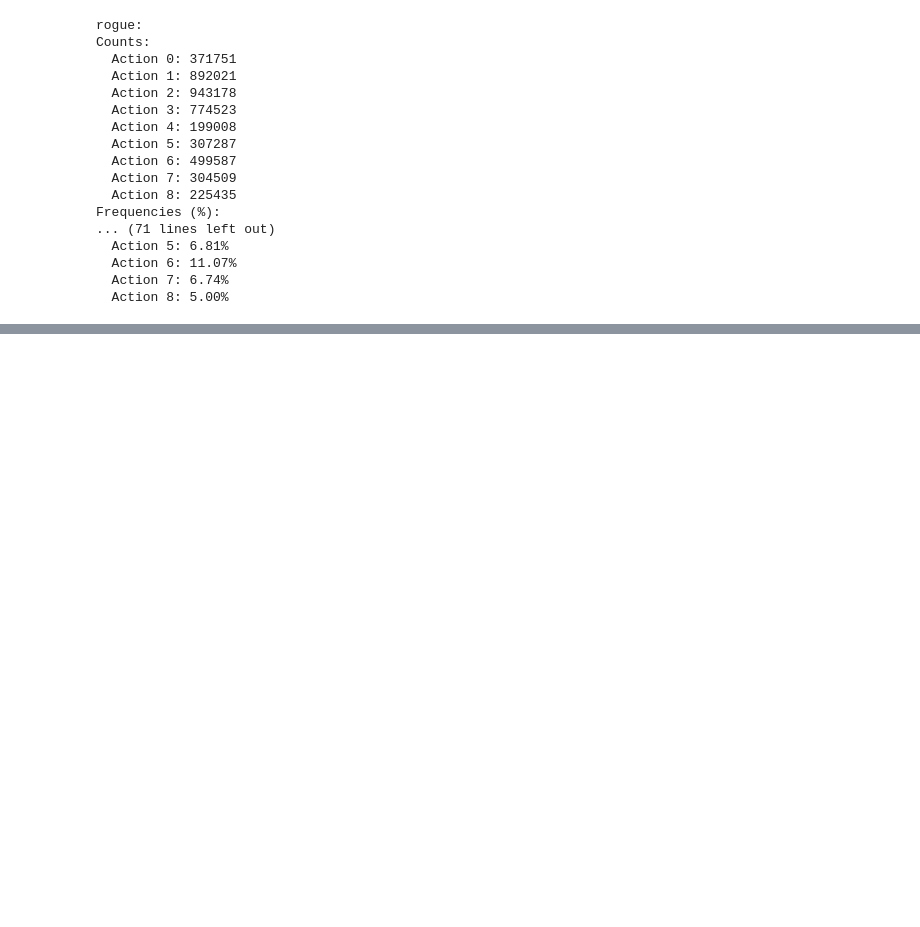
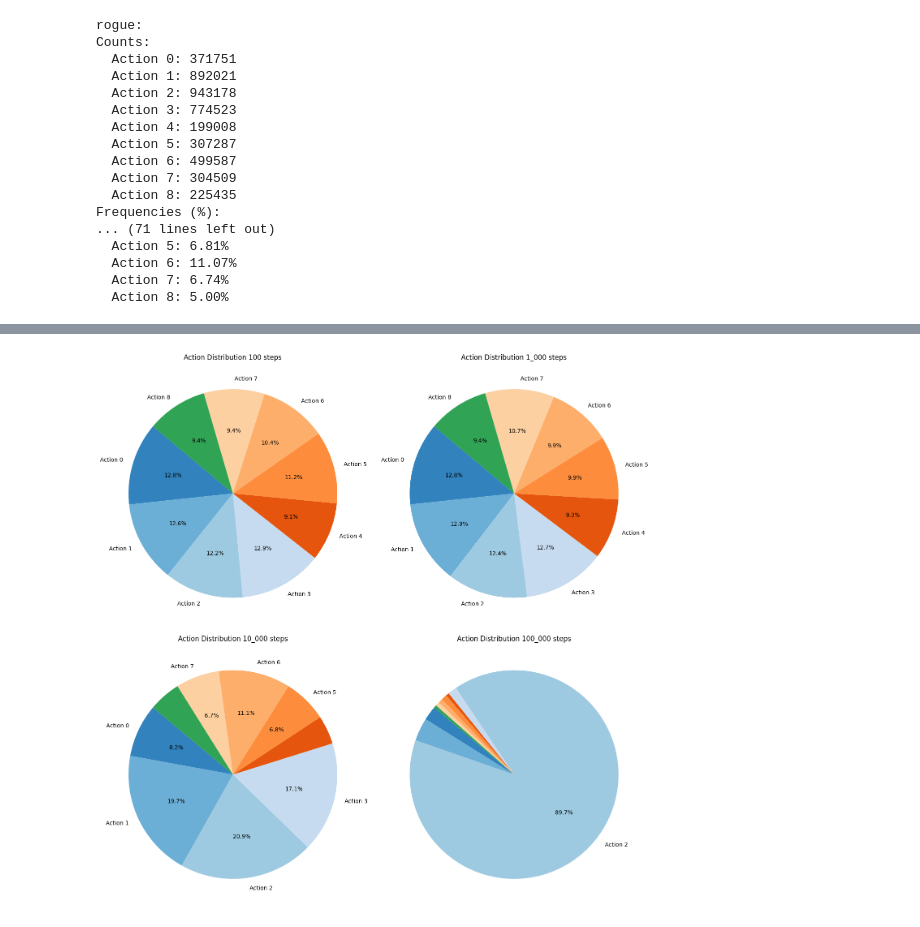
Before and after one commit to W0M34T/master_project, a Jupyter notebook: ma.ipynb, the cells around one changed output, grey strips where cells are left out. Cells and saved outputs as stored; diff of their text form; code cells hidden in the pictures; blank space fills up the shorter version.

```diff
--- a/ma.ipynb
+++ b/ma.ipynb
@@ -483,0 +490,79 @@ plt.show()
+# %%
+import pandas as pd
+from matplotlib import pyplot as plt
+import numpy as np
+
+# Load the data for each class
+orc_data = pd.read_csv('data/marl_100_actions.csv')
+goblin_data = pd.read_csv('data/marl_1_000_actions.csv')
+rat_data = pd.read_csv('data/marl_10_000_actions.csv')
+ogre_data = pd.read_csv('data/marl_100_000_actions.csv')
+
+# Extract just the "rogue" column for each dataset
+orc_rogue = orc_data['wizard']
+goblin_rogue = goblin_data['wizard']
+rat_rogue = rat_data['wizard']
+ogre_rogue = ogre_data['wizard']
+
+# Function to calculate counts
+def calculate_counts(column):
+    return column.value_counts().sort_index()
+
+# Calculate action counts for the "rogue" column in each dataset
+orc_counts = calculate_counts(orc_rogue)
+goblin_counts = calculate_counts(goblin_rogue)
+rat_counts = calculate_counts(rat_rogue)
+ogre_counts = calculate_counts(ogre_rogue)
+
+# Normalize data for pie charts
+orc_normalized = orc_counts / orc_counts.sum()
+goblin_normalized = goblin_counts / goblin_counts.sum()
+rat_normalized = rat_counts / rat_counts.sum()
+ogre_normalized = ogre_counts / ogre_counts.sum()
+
+# Creating color scale
+cmap = plt.get_cmap("tab20c")
+colors = cmap(np.arange(len(orc_counts)))
+
+# Function to filter labels and percentages based on a threshold
+def filter_labels_and_percentages(counts, threshold=0.05):
+    total = counts.sum()
+    labels = []
+    pct_labels = []
+    for i, count in enumerate(counts):
+        if count / total >= threshold:
+            labels.append(f'Action {i}')
+            pct_labels.append(f'{count / total:.1%}')
+        else:
+            labels.append('')  # Empty label for small slices
+            pct_labels.append('')  # Empty percentage for small slices
+    return labels, pct_labels
+
+# Custom autopct function
+def make_autopct(pct_labels):
+    def autopct(pct):
+        return pct_labels.pop(0)
+    return autopct
+
+# Creating the figure and axes for a 2x2 grid of plots
+fig, axs = plt.subplots(2, 2, figsize=(14, 14))
+
+# Plot pie charts for each dataset
+for ax, (counts, norm, title) in zip(axs.flatten(),
+                                     [(orc_counts, orc_normalized, "Action Distribution 100 steps"),
+                                      (goblin_counts, goblin_normalized, "Action Distribution 1_000 steps"),
+                                      (rat_counts, rat_normalized, "Action Distribution 10_000 steps"),
+                                      (ogre_counts, ogre_normalized, "Action Distribution 100_000 steps")]):
+    labels, pct_labels = filter_labels_and_percentages(counts)
+
+    ax.pie(norm, labels=labels, colors=colors,
+           autopct=make_autopct(pct_labels), startangle=140)
+    ax.set_title(title)
+
+# Adjust layout for better spacing
+plt.tight_layout()
+
+# Show plot
+plt.show()
+# %% [output]
+[figure, added]
```
Also changed, not shown: parts of 10 cells of this notebook, 30 other files.
